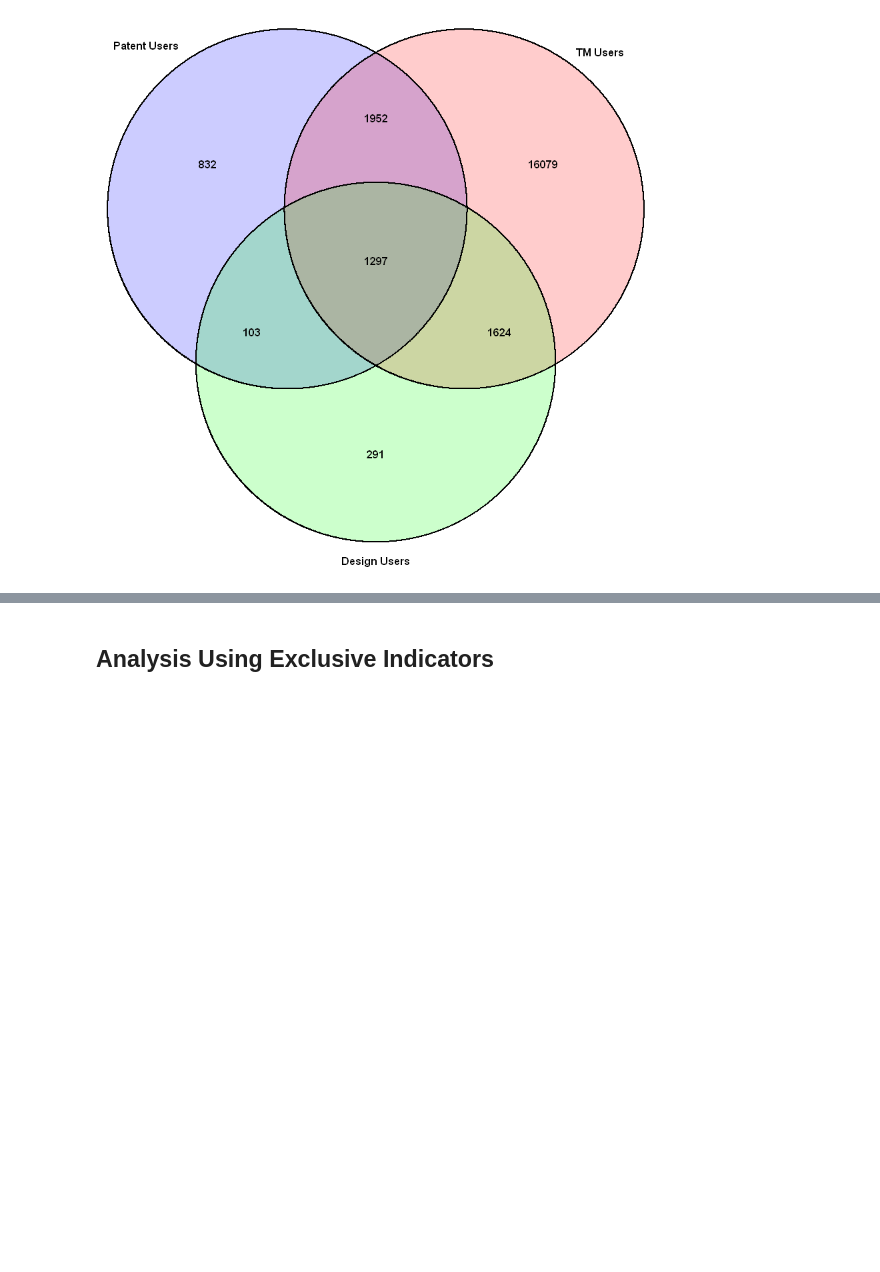
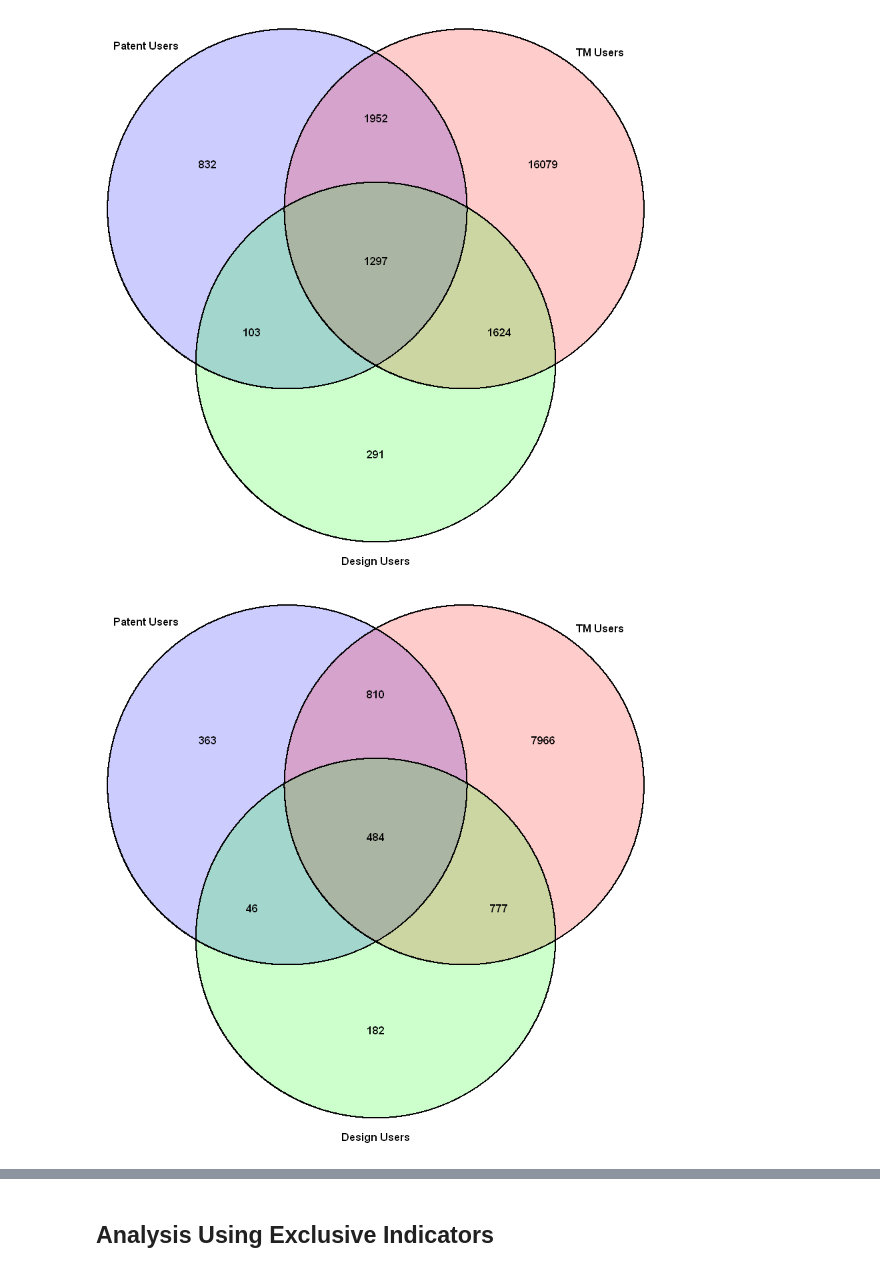
Before and after one commit to muziogrilli/EuropeEconomics, a Jupyter notebook: IndicatorVariablesRegression.ipynb, the cells around one changed output, grey strips where cells are left out. Saved outputs shown, nothing was run; the diff lists cells and outputs as text; code cells hidden in the pictures; blank space fills up the shorter version.

```diff
--- a/IndicatorVariablesRegression.ipynb
+++ b/IndicatorVariablesRegression.ipynb
@@ -89,3 +90,45 @@ IP_Right_Type_usage <- draw.triple.venn(
 )
 # %% [output]
 [figure]
+# %%
+# Modify the VennDiagram Function using Trace for the present R Kernel session
+# trace(draw.pairwise.venn, edit=TRUE)
+# line To Be replaced: cell.labels <- areas
+# Replacement Line: cell.labels <- paste0(areas," : ", round( 100*areas/sum(areas), 1), "%")
+
+venn_data <-  filter(Data, innovationLevel == 'modest' |  innovationLevel == 'moderate')
+IP_Right_Type_usage <- draw.triple.venn(
+    area1 = nrow(subset(venn_data, patent_owner == 1)),
+    area2 = nrow(subset(venn_data, tm_owner == 1)),
+    area3 = nrow(subset(venn_data, des_owner == 1)),
+    n12 = nrow(subset(venn_data, patent_owner == 1 & tm_owner == 1)),
+    n23 = nrow(subset(venn_data, tm_owner == 1 & des_owner == 1)),
+    n13 = nrow(subset(venn_data, patent_owner == 1 & des_owner == 1)),
+    n123 = nrow(subset(venn_data, patent_owner == 1 & tm_owner == 1 & des_owner == 1)),
+    category = c("Patent Users", "TM Users", "Design Users"),
+
+    # Circles
+    lwd = 2,
+    fill = c("blue", "red", "green"),
+    alpha=c(0.2,0.2,0.2),
+
+    # Numbers
+    cex = .8,
+    fontface = "bold",
+    fontfamily = "sans",
+
+    # Set Names
+    cat.cex = 0.8,
+    cat.fontface = "bold",
+    cat.default.pos = "outer",
+    cat.dist = c(0.045, 0.035, 0.025),
+    cat.fontfamily = "sans",
+    rotation = 1,
+
+    # Image Output
+    filename = NULL,
+    euler.d = TRUE,
+    scaled = TRUE
+)
+# %% [output]
+[figure, added]
```
Also changed, not shown: parts of 18 cells of this notebook.
